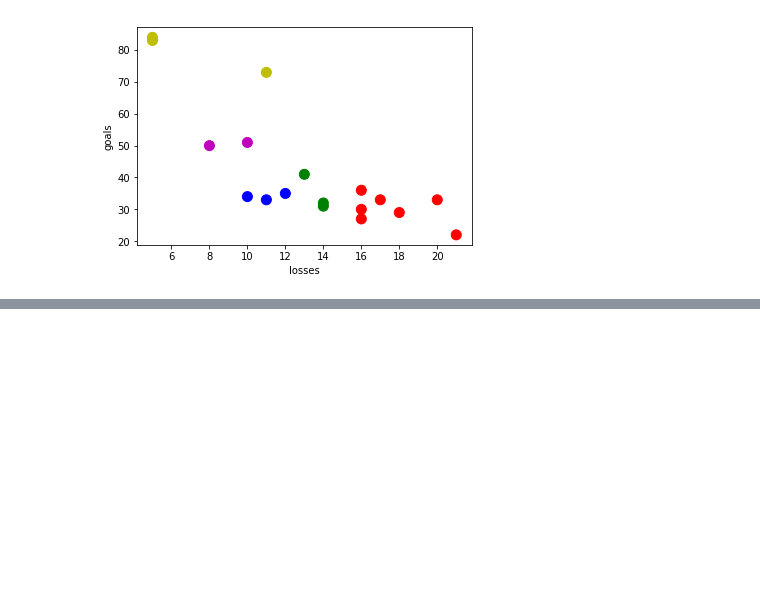
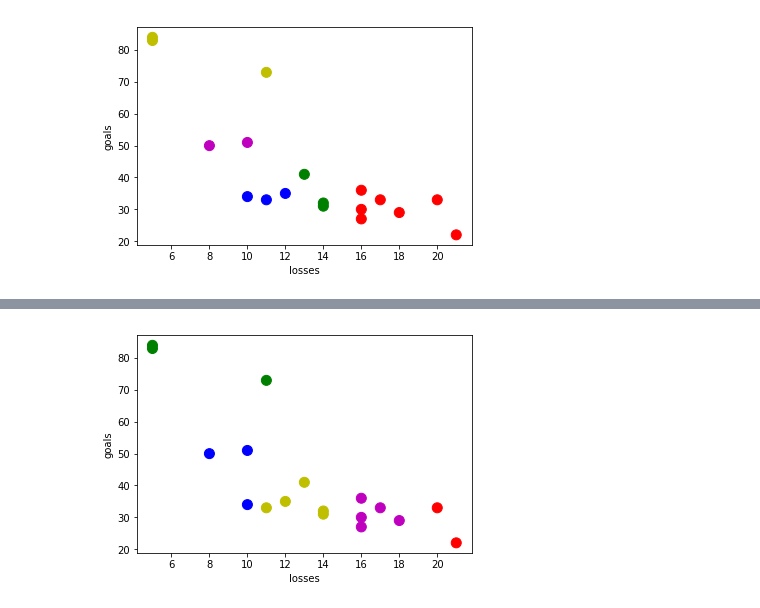
Before and after one commit to IvanPMakarenko/netology4, a Jupyter notebook: HW 4.3/HW 4.3 football stats_v2.ipynb, the cells around one changed output, grey strips where cells are left out. Drawn from its saved outputs; the diff is of its cells as text; code cells hidden in the pictures; blank space fills up the shorter version.

```diff
--- a/HW 4.3/HW 4.3 football stats_v2.ipynb
+++ b/HW 4.3/HW 4.3 football stats_v2.ipynb
@@ -252,0 +263,4 @@ teams_pd.plot.scatter(x='losses', y='goals', c=colors, s=100)
+# %%
+get_dot_diagram(5)
+# %% [output]
+[figure, added]
```
Also changed, not shown: parts of 2 cells of this notebook.
